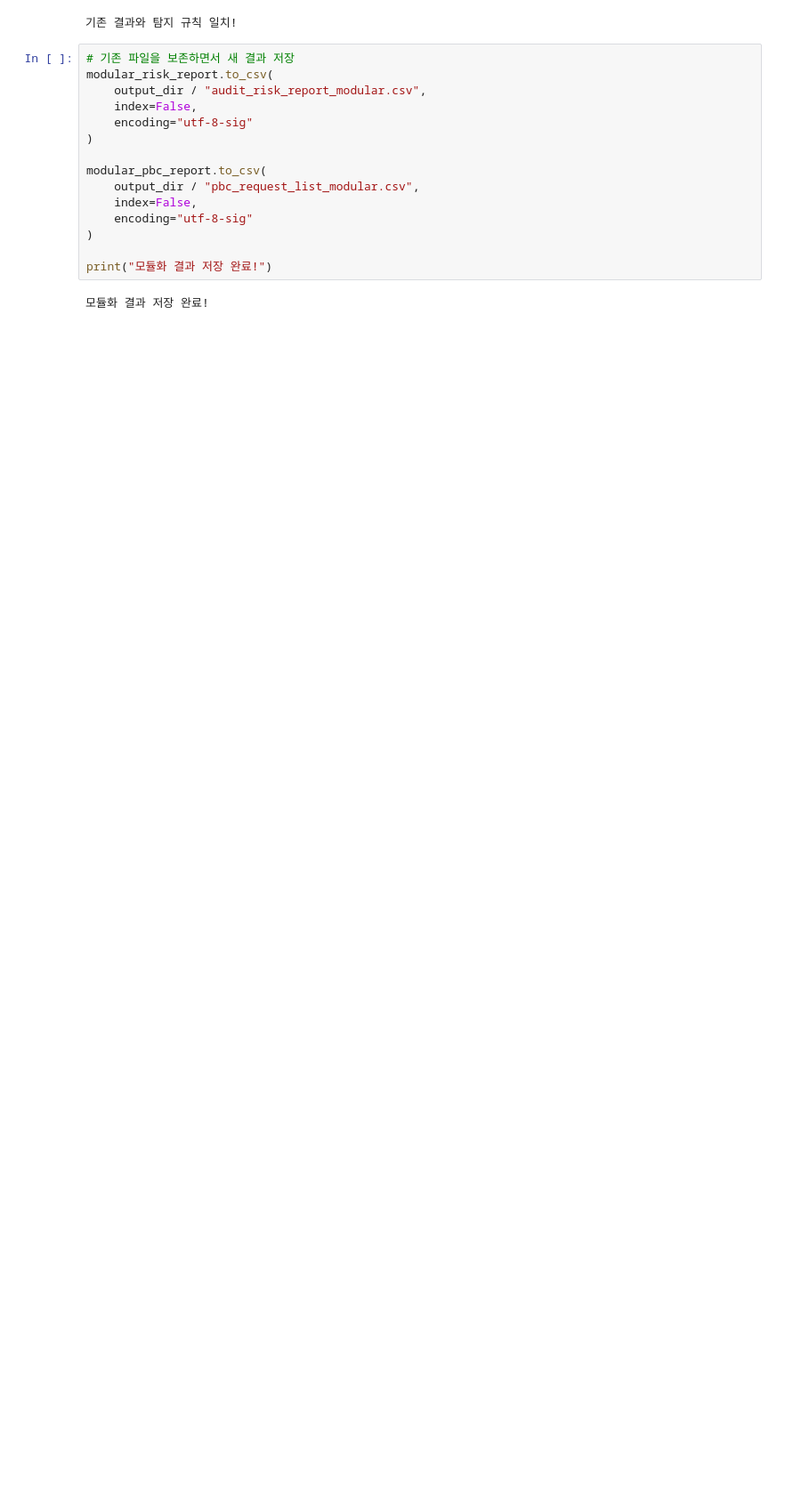
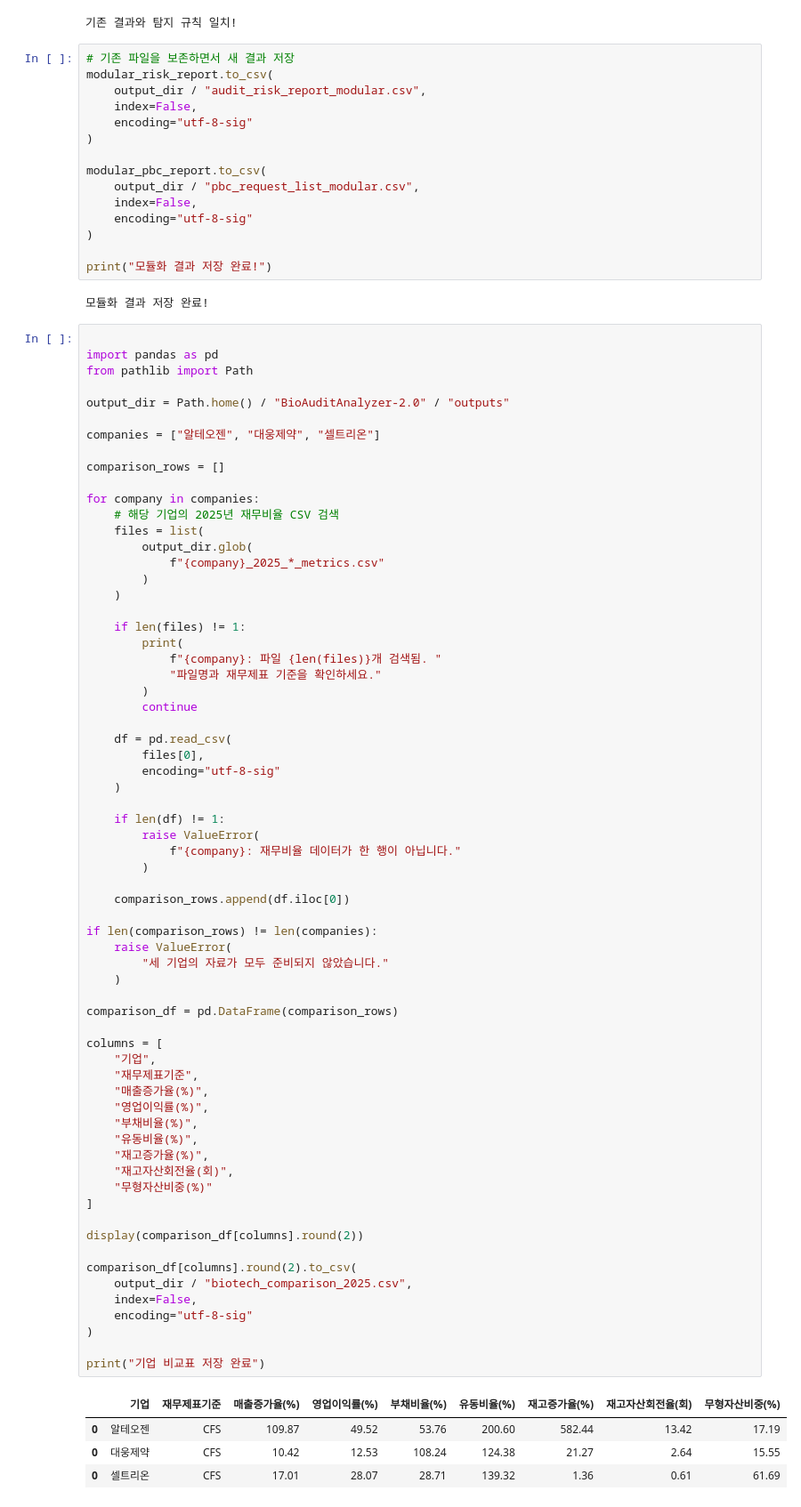
Before and after one commit to Sunjin10/BioAuditAnalyzer-2.1, a Jupyter notebook: notebooks/01_financial_analysis.ipynb, the cells around one changed output. Shown at 89% size. Saved outputs shown, nothing was run; the diff lists cells and outputs as text; blank space fills up the shorter version.

Commit message:
Upgrade BioAuditAnalyzer to 2.1

```diff
--- a/notebooks/01_financial_analysis.ipynb
+++ b/notebooks/01_financial_analysis.ipynb
@@ -1274,3 +1274,74 @@ modular_pbc_report.to_csv(
 print("모듈화 결과 저장 완료!")
 # %% [output]
 모듈화 결과 저장 완료!
+# %%
+
+import pandas as pd
+from pathlib import Path
+
+output_dir = Path.home() / "BioAuditAnalyzer-2.0" / "outputs"
+
+companies = ["알테오젠", "대웅제약", "셀트리온"]
+
+comparison_rows = []
+
+for company in companies:
+    # 해당 기업의 2025년 재무비율 CSV 검색
+    files = list(
+        output_dir.glob(
+            f"{company}_2025_*_metrics.csv"
+        )
+    )
+
+    if len(files) != 1:
+        print(
+            f"{company}: 파일 {len(files)}개 검색됨. "
+            "파일명과 재무제표 기준을 확인하세요."
+        )
+        continue
+
+    df = pd.read_csv(
+        files[0],
+        encoding="utf-8-sig"
+    )
+
+    if len(df) != 1:
+        raise ValueError(
+            f"{company}: 재무비율 데이터가 한 행이 아닙니다."
+        )
+
+    comparison_rows.append(df.iloc[0])
+
+if len(comparison_rows) != len(companies):
+    raise ValueError(
+        "세 기업의 자료가 모두 준비되지 않았습니다."
+    )
+
+comparison_df = pd.DataFrame(comparison_rows)
+
+columns = [
+    "기업",
+    "재무제표기준",
+    "매출증가율(%)",
+    "영업이익률(%)",
+    "부채비율(%)",
+    "유동비율(%)",
+    "재고증가율(%)",
+    "재고자산회전율(회)",
+    "무형자산비중(%)"
+]
+
+display(comparison_df[columns].round(2))
+
+comparison_df[columns].round(2).to_csv(
+    output_dir / "biotech_comparison_2025.csv",
+    index=False,
+    encoding="utf-8-sig"
+)
+
+print("기업 비교표 저장 완료")
+# %% [output]
+|  | 기업 | 재무제표기준 | 매출증가율(%) | 영업이익률(%) | 부채비율(%) | 유동비율(%) | 재고증가율(%) | 재고자산회전율(회) | 무형자산비중(%) |
+| 0 | 알테오젠 | CFS | 109.87 | 49.52 | 53.76 | 200.60 | 582.44 | 13.42 | 17.19 |
+| 0 | 대웅제약 | CFS | 10.42 | 12.53 | 108.24 | 124.38 | 21.27 | 2.64 | 15.55 |
+| 0 | 셀트리온 | CFS | 17.01 | 28.07 | 28.71 | 139.32 | 1.36 | 0.61 | 61.69 |
```
Also changed, not shown: parts of 1 cell of this notebook, 29 other files.
